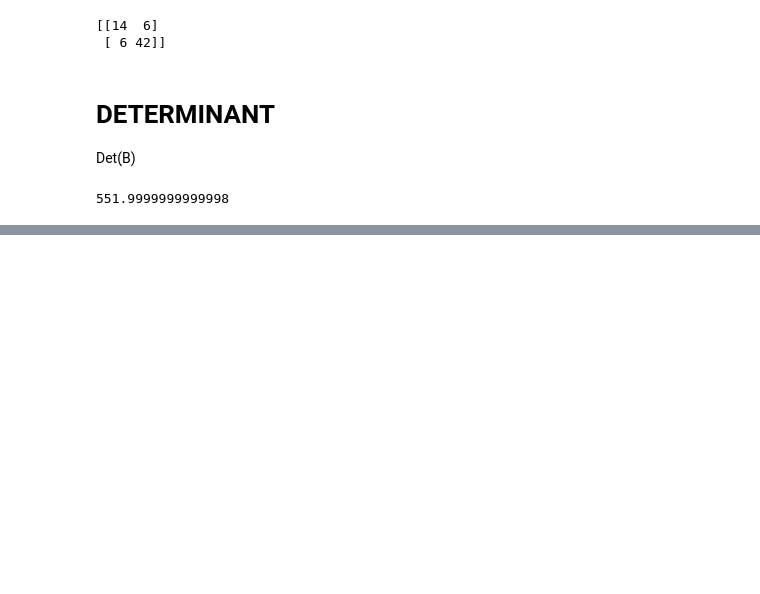
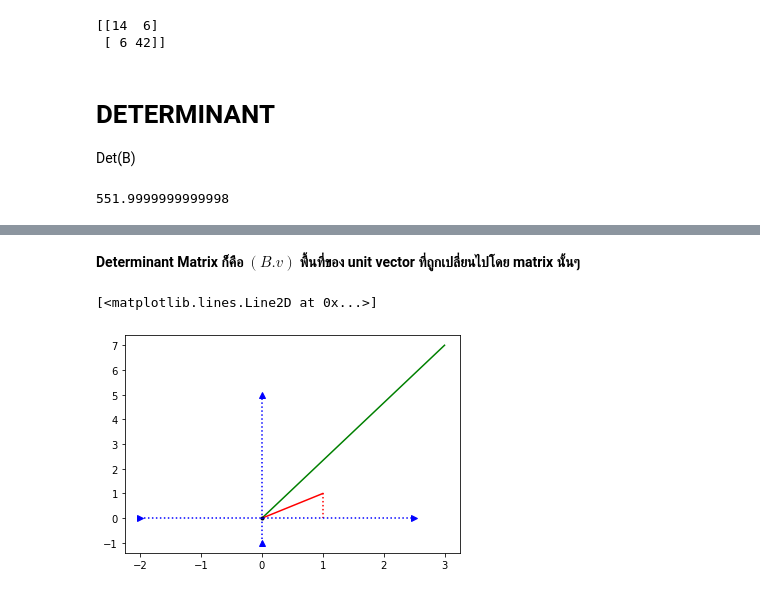
Before and after one commit to sitthatkaja/multivariate, a Jupyter notebook: MVA001.ipynb, the cells around one changed output, grey strips where cells are left out. Cells and saved outputs as stored; diff of their text form; code cells hidden in the pictures; blank space fills up the shorter version.

```diff
--- a/MVA001.ipynb
+++ b/MVA001.ipynb
@@ -120,0 +158,12 @@ np.linalg.det(B)
+# %% [markdown]
+**Determinant Matrix ก็คือ $(B.v)$ พื้นที่ของ unit vector ที่ถูกเปลี่ยนไปโดย matrix นั้นๆ**
+# %%
+plt.plot([0,Bv[0,0]],[0,Bv[1,0]],'-g') # vector Bv
+plt.plot([1,1],[1,0],':r') # วางจดไข่ปลา พื้นที่ของ Bv สีแดงแนวตั้ง
+plt.plot([0,1],[0,1],'-r') # vector v ([1,1])
+plt.plot(0,0,'.k')
+plt.plot([0,0],[-1,5],'^:b')
+plt.plot([-2,2.5],[0,0],'>:b')
+# %% [output]
+[<matplotlib.lines.Line2D at 0x...>]
+[figure, added]
```
Also changed, not shown: parts of 18 cells of this notebook.
